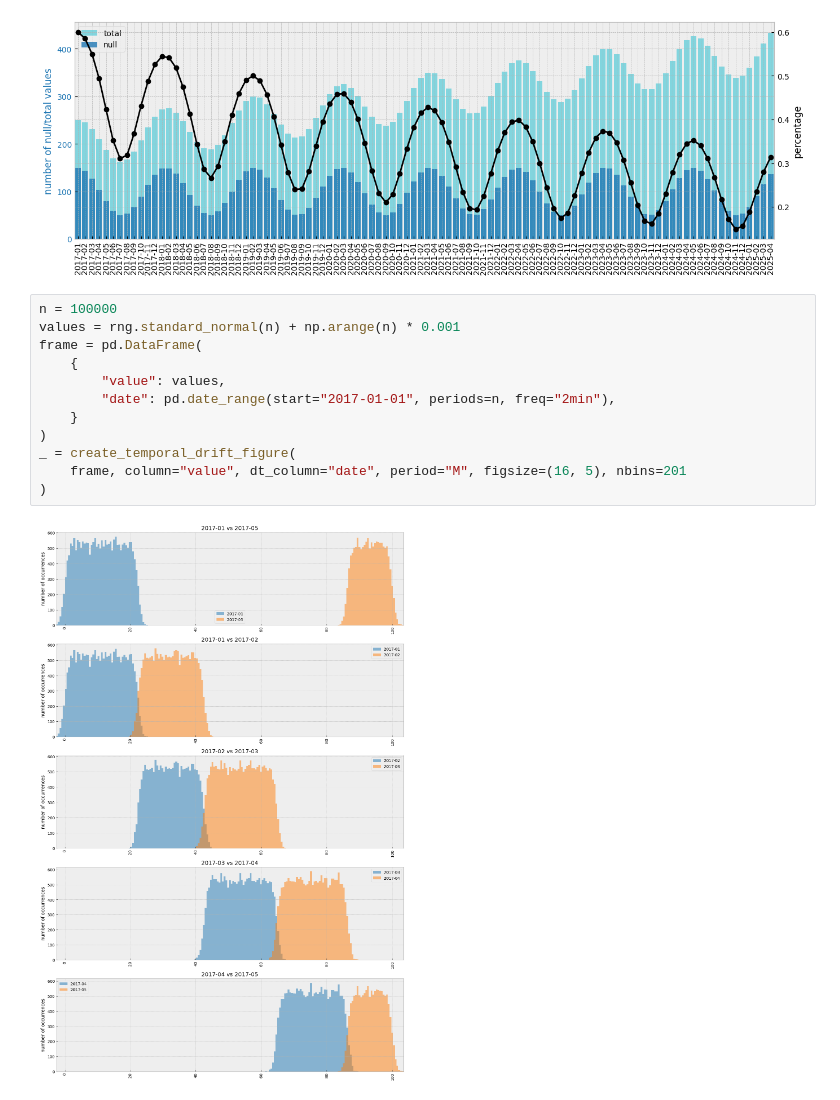
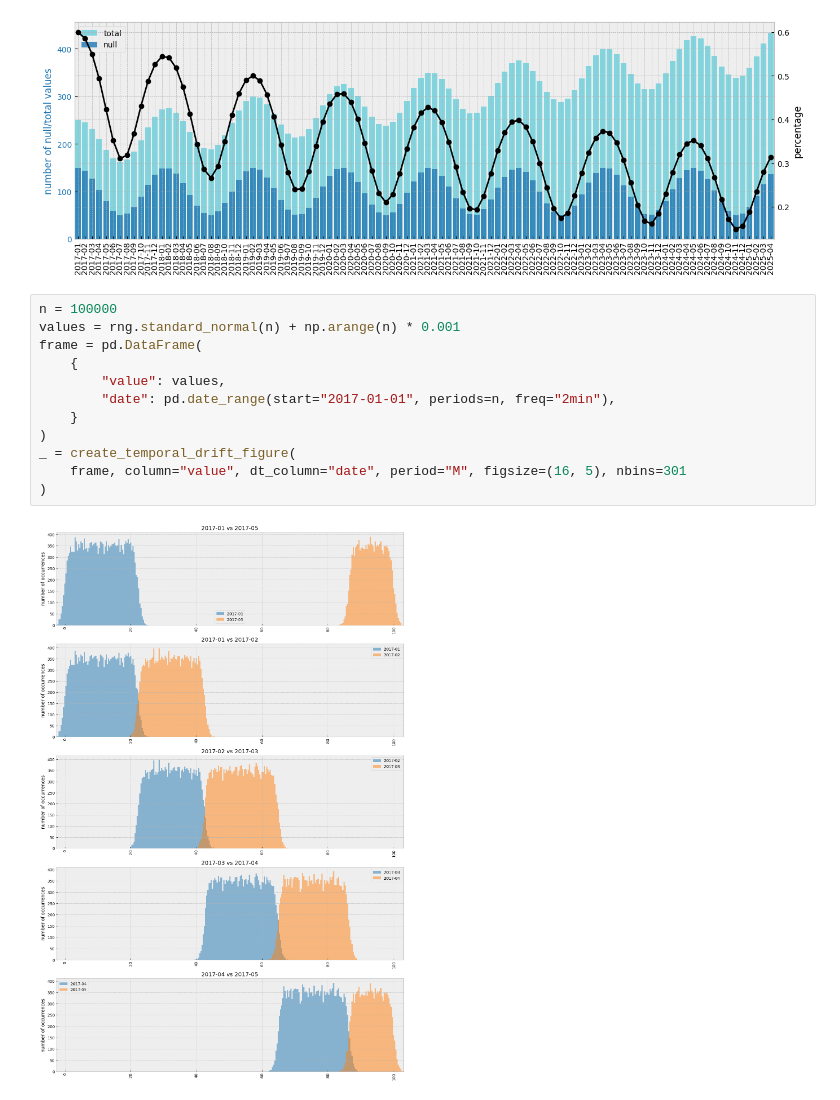
Before and after one commit to durandtibo/pandasx, a Jupyter notebook: notebooks/plot.ipynb, the cells around one changed output. Saved outputs shown, nothing was run; the diff lists cells and outputs as text.

```diff
--- a/notebooks/plot.ipynb
+++ b/notebooks/plot.ipynb
@@ -75,14 +75,14 @@ readable_xticklabels(ax)
 # %%
 n = 100000
 values = rng.standard_normal(n) + np.arange(n) * 0.001
 frame = pd.DataFrame(
     {
         "value": values,
         "date": pd.date_range(start="2017-01-01", periods=n, freq="2min"),
     }
 )
 _ = create_temporal_drift_figure(
-    frame, column="value", dt_column="date", period="M", figsize=(16, 5), nbins=201
+    frame, column="value", dt_column="date", period="M", figsize=(16, 5), nbins=301
 )
 # %% [output]
-[figure, old version]
+[figure, new version]
```
Also changed, not shown: 7 other files.
